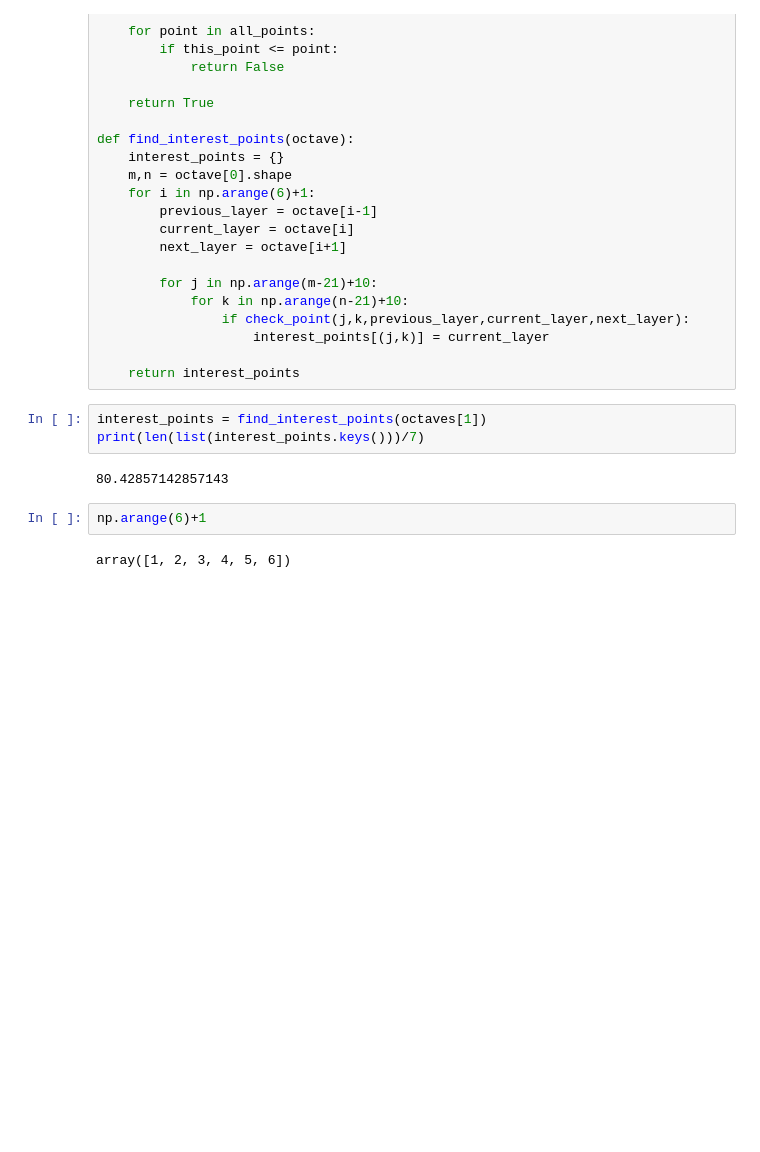
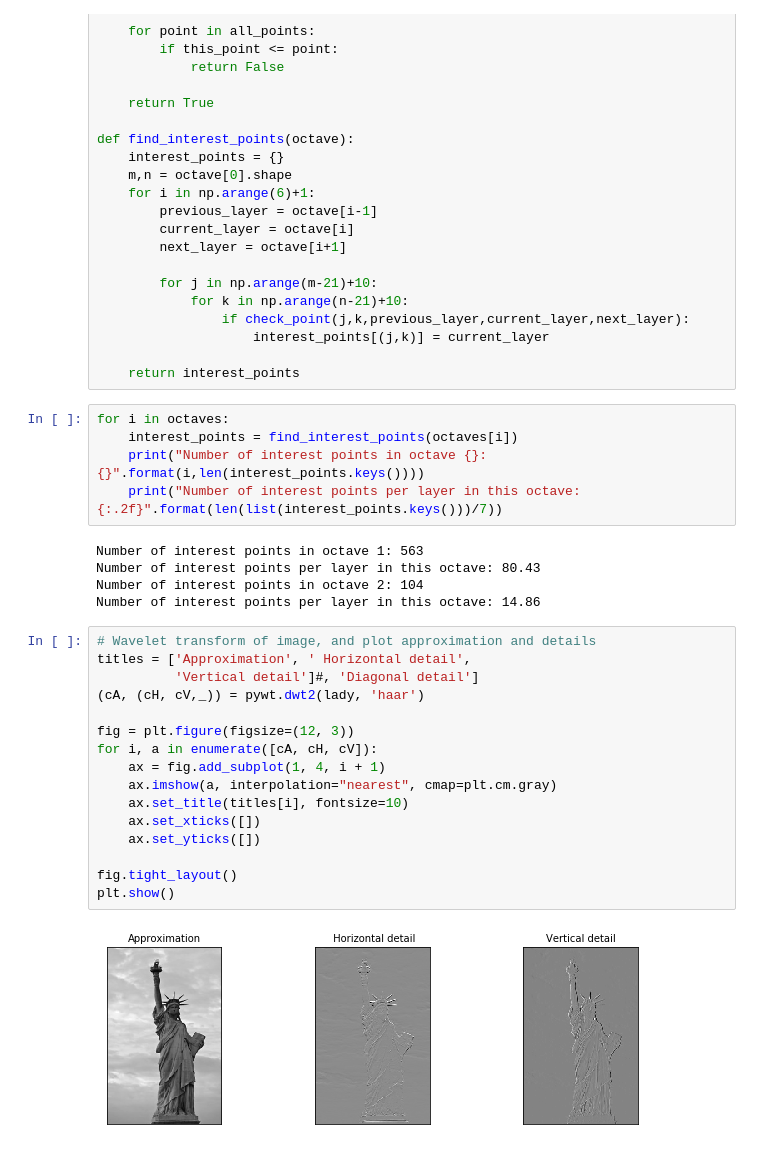
Before and after one commit to mrf444/CV_final_project, a Jupyter notebook: SURF.ipynb, the cells around one changed output. Saved outputs shown, nothing was run; the diff lists cells and outputs as text; blank space fills up the shorter version.

Commit message:
added haar wavelet

```diff
--- a/SURF.ipynb
+++ b/SURF.ipynb
@@ -108,12 +109,31 @@ def find_interest_points(octave):
                     interest_points[(j,k)] = current_layer
 
     return interest_points
-# %%
-interest_points = find_interest_points(octaves[1])
-print(len(list(interest_points.keys()))/7)
-# %% [output]
-80.42857142857143
-# %%
-np.arange(6)+1
-# %% [output]
-array([1, 2, 3, 4, 5, 6])
+# %%
+for i in octaves:
+    interest_points = find_interest_points(octaves[i])
+    print("Number of interest points in octave {}: {}".format(i,len(interest_points.keys())))
+    print("Number of interest points per layer in this octave: {:.2f}".format(len(list(interest_points.keys()))/7))
+# %% [output]
+Number of interest points in octave 1: 563
+Number of interest points per layer in this octave: 80.43
+Number of interest points in octave 2: 104
+Number of interest points per layer in this octave: 14.86
+# %%
+# Wavelet transform of image, and plot approximation and details
+titles = ['Approximation', ' Horizontal detail',
+          'Vertical detail']#, 'Diagonal detail']
+(cA, (cH, cV,_)) = pywt.dwt2(lady, 'haar')
+
+fig = plt.figure(figsize=(12, 3))
+for i, a in enumerate([cA, cH, cV]):
+    ax = fig.add_subplot(1, 4, i + 1)
+    ax.imshow(a, interpolation="nearest", cmap=plt.cm.gray)
+    ax.set_title(titles[i], fontsize=10)
+    ax.set_xticks([])
+    ax.set_yticks([])
+
+fig.tight_layout()
+plt.show()
+# %% [output]
+[figure, added]
```
Also changed, not shown: parts of 1 cell of this notebook.
